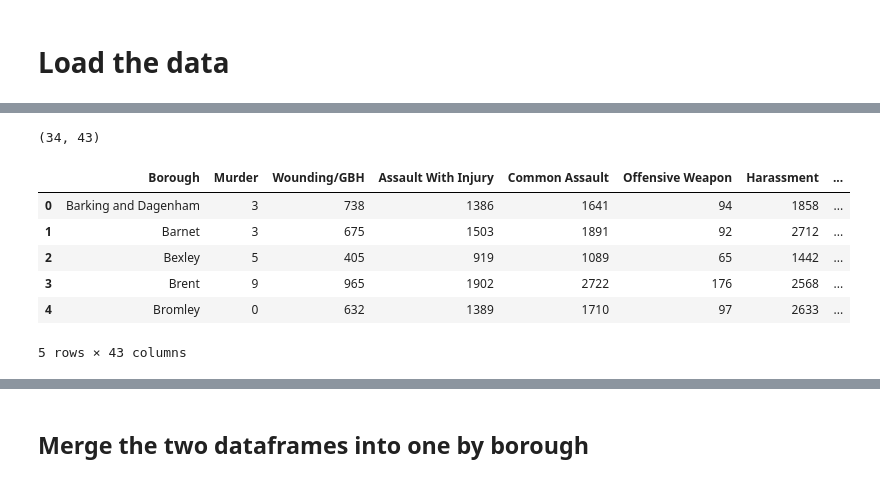
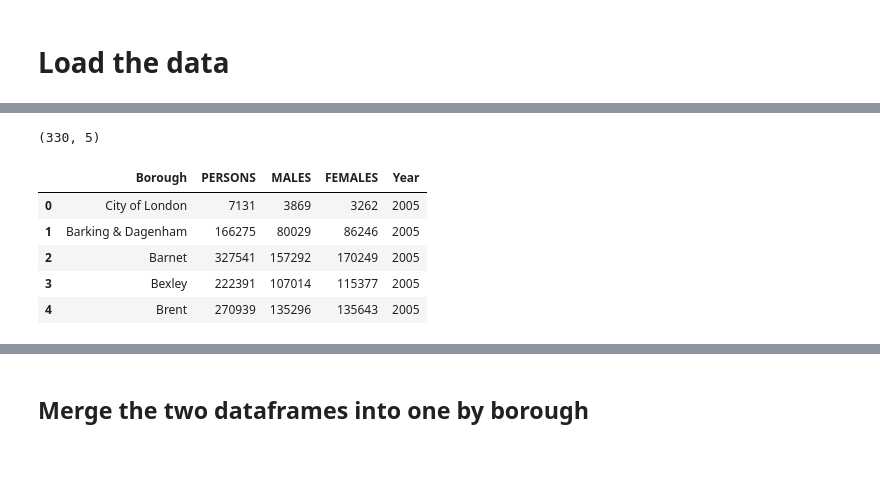
Before and after one commit to AdrianRamirezRio/crimeAnalysis, a Jupyter notebook: DataUnderstunding.ipynb, the cells around one changed output, grey strips where cells are left out. Drawn from its saved outputs; the diff is of its cells as text; code cells hidden in the pictures.

```diff
--- a/DataUnderstunding.ipynb
+++ b/DataUnderstunding.ipynb
@@ -8,13 +22,12 @@ import matplotlib.pyplot as plt
 # %%
-crimes = pd.read_csv("london-borough-crime-15-16.csv")
-print(crimes.shape)
-crimes.head()
+population = pd.read_csv("data/population_estimates_borough_2005_2014.csv")
+print(population.shape)
+population.head()
 # %% [output]
-(34, 43)
+(330, 5)
-|  | Borough | Murder | Wounding/GBH | Assault With Injury | Common Assault | Offensive Weapon | Harassment | ... |
-| 0 | Barking and Dagenham | 3 | 738 | 1386 | 1641 | 94 | 1858 | ... |
-| 1 | Barnet | 3 | 675 | 1503 | 1891 | 92 | 2712 | ... |
-| 2 | Bexley | 5 | 405 | 919 | 1089 | 65 | 1442 | ... |
-| 3 | Brent | 9 | 965 | 1902 | 2722 | 176 | 2568 | ... |
-| 4 | Bromley | 0 | 632 | 1389 | 1710 | 97 | 2633 | ... |
+|  | Borough | PERSONS | MALES | FEMALES | Year |
+| 0 | City of London | 7131 | 3869 | 3262 | 2005 |
+| 1 | Barking & Dagenham | 166275 | 80029 | 86246 | 2005 |
+| 2 | Barnet | 327541 | 157292 | 170249 | 2005 |
+| 3 | Bexley | 222391 | 107014 | 115377 | 2005 |
+| 4 | Brent | 270939 | 135296 | 135643 | 2005 |
-5 rows × 43 columns
```
Also changed, not shown: parts of 14 cells of this notebook, 8 other files.
